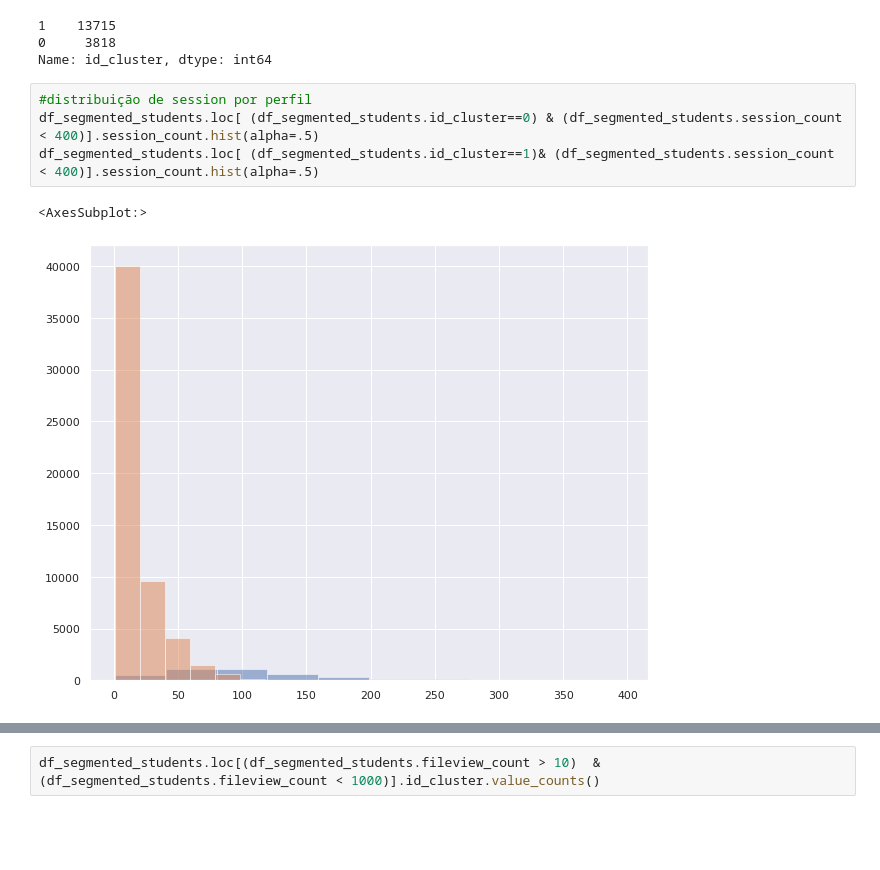
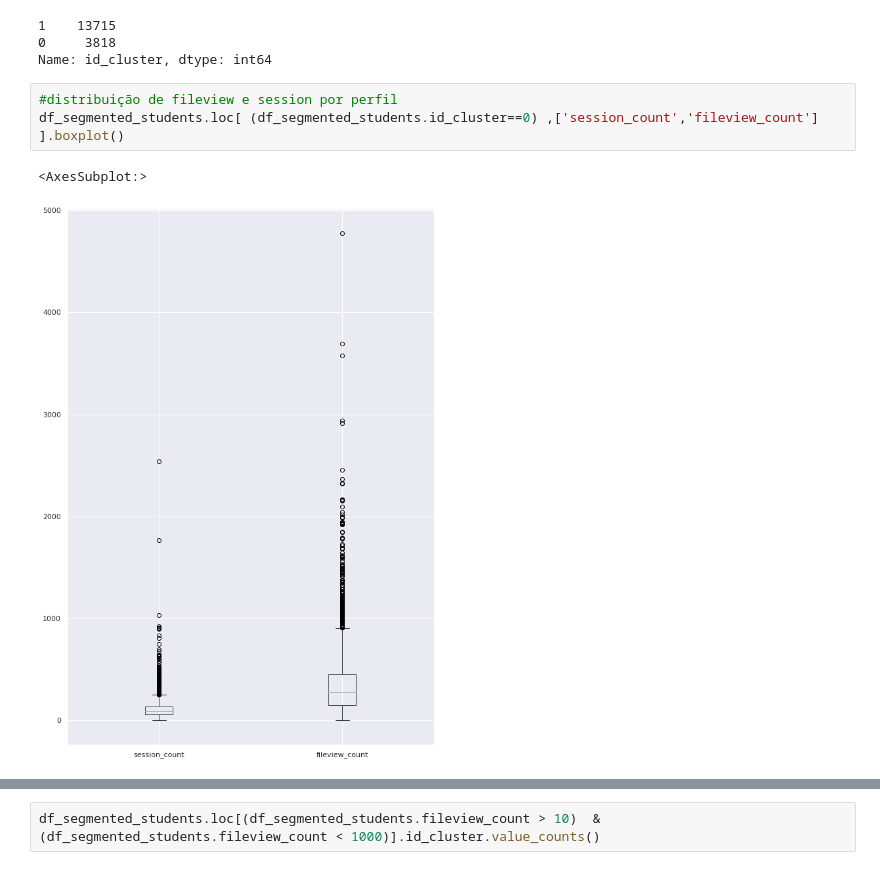
Before and after one commit to teoria/PD_datascience, a Jupyter notebook: notebooks/4_0_segmentacao_base.ipynb, the cells around one changed output, grey strips where cells are left out. Saved outputs shown, nothing was run; the diff lists cells and outputs as text; blank space fills up the shorter version.

```diff
--- a/notebooks/4_0_segmentacao_base.ipynb
+++ b/notebooks/4_0_segmentacao_base.ipynb
@@ -642,9 +655,8 @@ df_segmented_students.loc[df_segmented_students.session_count > 23].id_cluster.v
 0     3818
 Name: id_cluster, dtype: int64
 # %%
-#distribuição de session por perfil
-df_segmented_students.loc[ (df_segmented_students.id_cluster==0) & (df_segmented_students.session_count < 400)].session_count.hist(alpha=.5)
-df_segmented_students.loc[ (df_segmented_students.id_cluster==1)& (df_segmented_students.session_count < 400)].session_count.hist(alpha=.5)
+#distribuição de fileview e session por perfil
+df_segmented_students.loc[ (df_segmented_students.id_cluster==0) ,['session_count','fileview_count'] ].boxplot()
 # %% [output]
 <AxesSubplot:>
-[figure, old version]
+[figure, new version]
```
Also changed, not shown: parts of 24 cells of this notebook, 3 other files.
